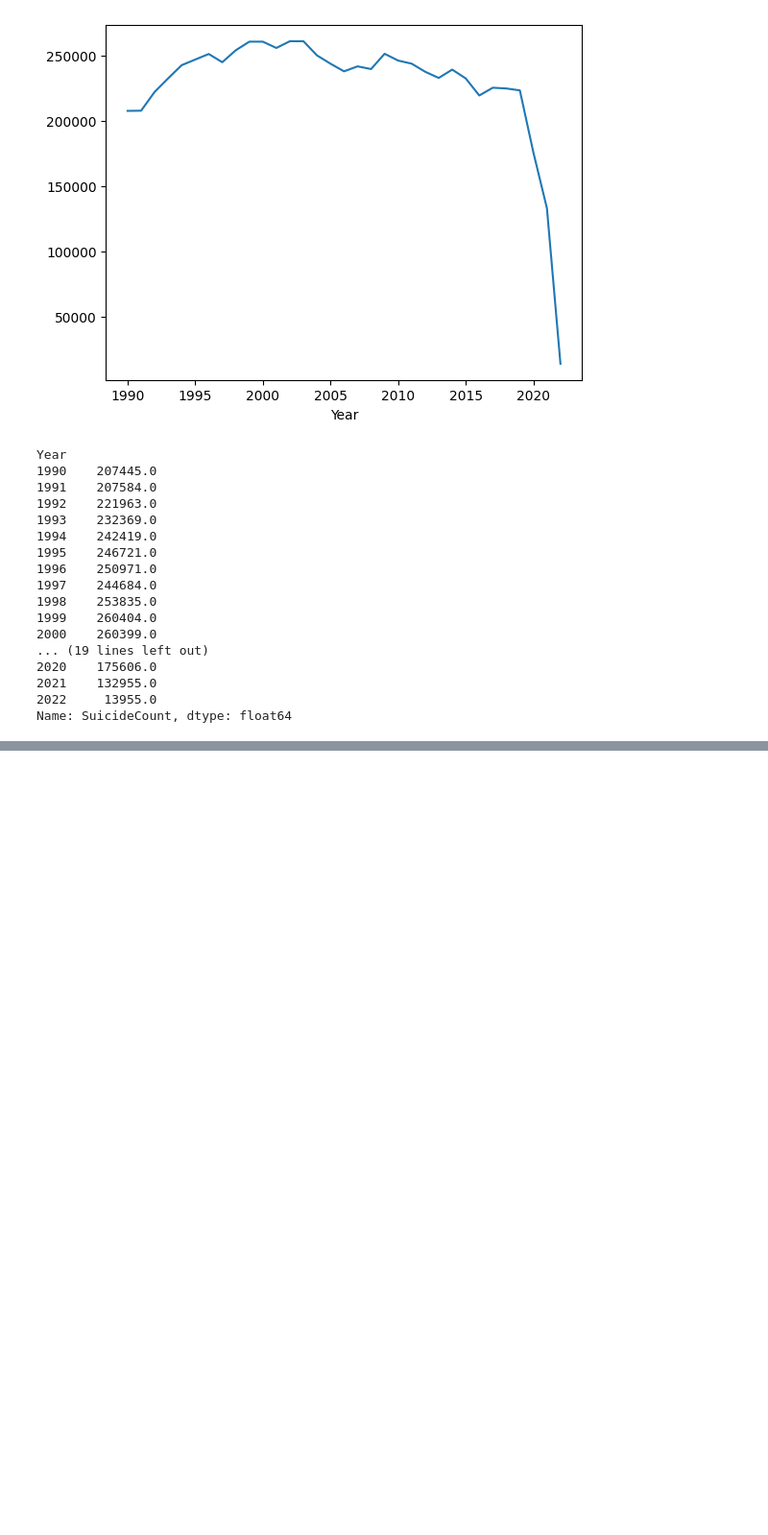
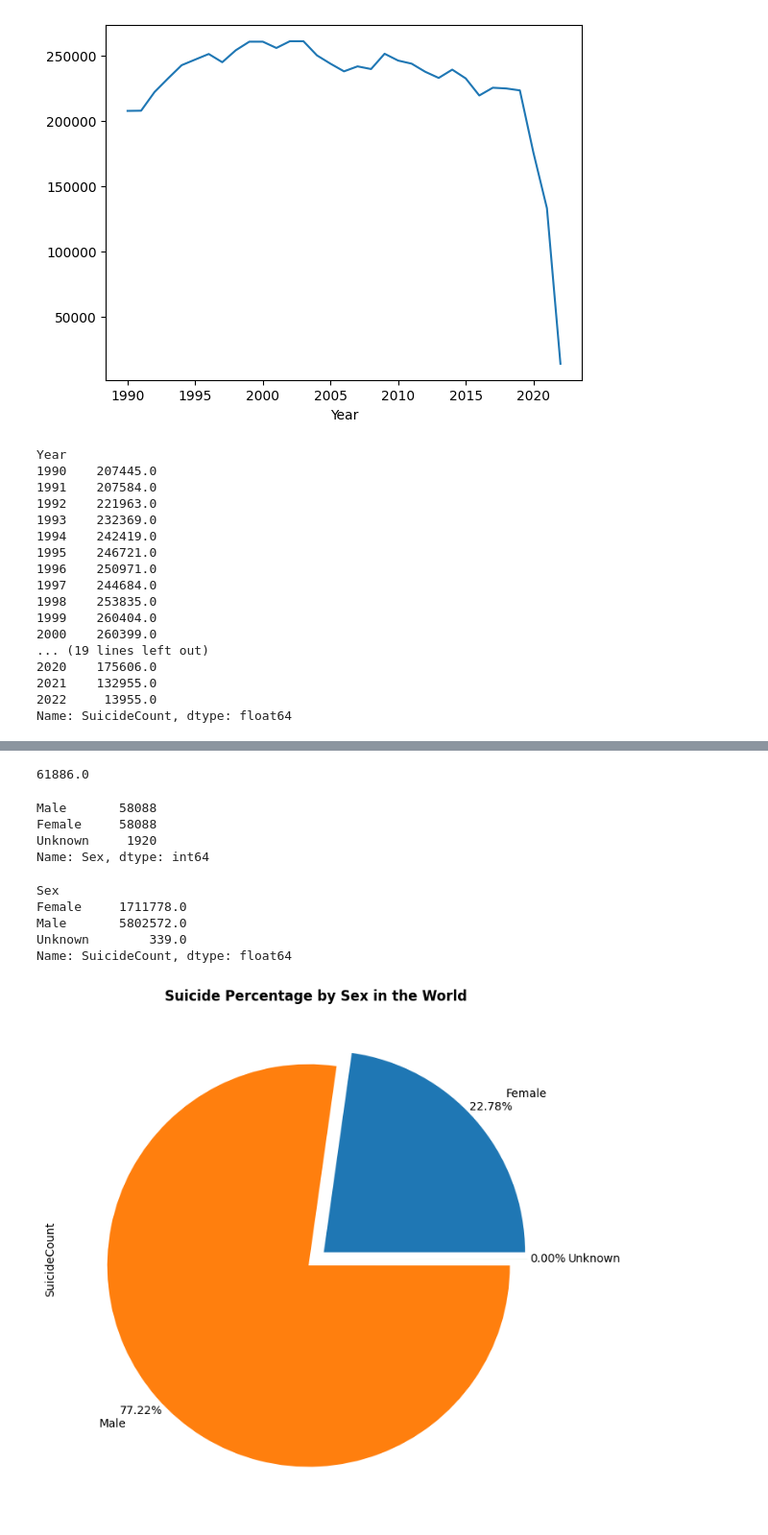
Before and after one commit to rahulkfernandes/Suicide-Rates-and-Socioeconomic-Factors-Analysis, a Jupyter notebook: eda.ipynb, the cells around one changed output, grey strips where cells are left out. Shown at 96% size. Cells and saved outputs as stored; diff of their text form; code cells hidden in the pictures; blank space fills up the shorter version.

```diff
--- a/eda.ipynb
+++ b/eda.ipynb
@@ -157,0 +199,35 @@ Name: SuicideCount, dtype: float64
+# %%
+country_year.max()
+# %% [output]
+61886.0
+# %%
+data['Sex'].value_counts()
+# %% [output]
+Male       58088
+Female     58088
+Unknown     1920
+Name: Sex, dtype: int64
+# %%
+data.groupby(['Sex']).sum(numeric_only=True)['SuicideCount']
+# %% [output]
+Sex
+Female     1711778.0
+Male       5802572.0
+Unknown        339.0
+Name: SuicideCount, dtype: float64
+# %%
+# Plot Suicide Percentage by Sex
+explode = np.full(len(data['Sex'].unique()), 0.05)
+data.groupby(['Sex']).sum(numeric_only=True).plot.pie(
+    y='SuicideCount',
+    figsize=(15,8),
+    autopct='%.2f%%',
+    explode=explode,
+    pctdistance=1.1,
+    labeldistance=1.2
+    )
+plt.title("Suicide Percentage by Sex in the World", fontweight="bold")
+plt.legend().remove()
+plt.show()
+# %% [output]
+[figure, added]
```
Also changed, not shown: parts of 13 cells of this notebook.
